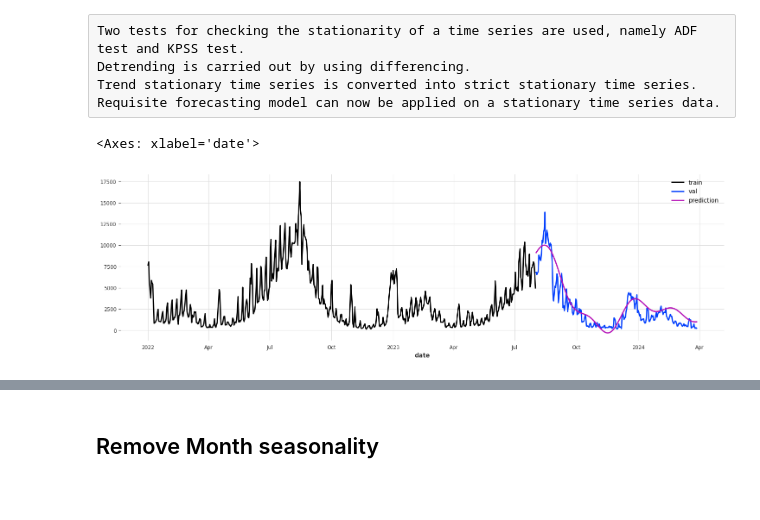
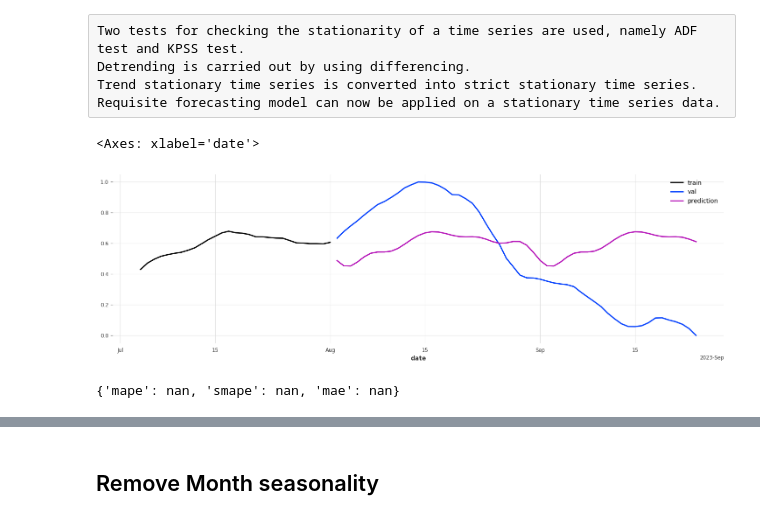
Before and after one commit to tn-aixpa/datiturismo, a Jupyter notebook: digital twin/confounding.ipynb, the cells around one changed output, grey strips where cells are left out. Drawn from its saved outputs; the diff is of its cells as text; code cells hidden in the pictures; blank space fills up the shorter version.

Commit message:
feat(detrending)create the model that fits the normalised and detrended data

```diff
--- a/digital twin/confounding.ipynb
+++ b/digital twin/confounding.ipynb
@@ -1297,10 +1297,16 @@ training_data_T_E.plot(ax=ax, x="date", y="presences_excursionists", figsize=(15
 # %% [markdown]
 ## Remove week seasonality
 # %%
-rolling_mean_T = summer_trend_2023_df['presences_tourists'].rolling(window=7, center=True).mean()
-rolling_mean_E = summer_trend_2023_df['presences_excursionists'].rolling(window=7, center=True).mean()
-summer_trend_2023_df["detrend_week_t"] = rolling_mean_T
-summer_trend_2023_df["detrend_week_e"] = rolling_mean_E
+def detrend_ts(timeseries):
+    timeseries["detrend_week_t"] = timeseries['presences_tourists'].rolling(window=7, center=True).mean()
+    timeseries["detrend_week_e"] = timeseries['presences_excursionists'].rolling(window=7, center=True).mean()
+    return timeseries
+summer_trend_2023_df = detrend_ts(summer_trend_2023_df)
+summer_trend_2022_df = detrend_ts(summer_trend_2022_df)
+#rolling_mean_T = summer_trend_2023_df['presences_tourists'].rolling(window=7, center=True).mean()
+#rolling_mean_E = summer_trend_2023_df['presences_excursionists'].rolling(window=7, center=True).mean()
+#summer_trend_2023_df["detrend_week_t"] = rolling_mean_T
+#summer_trend_2023_df["detrend_week_e"] = rolling_mean_E
 #temp_T = summer_trend_2023_df['presences_tourists'] - rolling_mean_T
 #temp_E = summer_trend_2023_df['presences_excursionists'] - rolling_mean_E
 ax = summer_trend_2023_df["detrend_week_t"].plot()
@@ -1330,11 +1338,15 @@ transformed_weeks.plot(x="date", y="presences_tourists")
 ### Normalization
 # %%
 from sklearn.preprocessing import MinMaxScaler
-scaler = MinMaxScaler()
-transformed_weeks["presences_tourists_scaled"] = scaler.fit_transform(transformed_weeks[["presences_tourists"]])
-transformed_weeks["presences_excursionists_scaled"] = scaler.fit_transform(transformed_weeks[["presences_excursionists"]])
-transformed_weeks["detrend_week_t_scaled"] = scaler.fit_transform(transformed_weeks[["detrend_week_t"]])
-transformed_weeks["detrend_week_e_scaled"] = scaler.fit_transform(transformed_weeks[["detrend_week_e"]])
+def scale_timeframe(transformed_weeks):
+    scaler = MinMaxScaler()
+    transformed_weeks["presences_tourists_scaled"] = scaler.fit_transform(transformed_weeks[["presences_tourists"]])
+    transformed_weeks["presences_excursionists_scaled"] = scaler.fit_transform(transformed_weeks[["presences_excursionists"]])
+    transformed_weeks["detrend_week_t_scaled"] = scaler.fit_transform(transformed_weeks[["detrend_week_t"]])
+    transformed_weeks["detrend_week_e_scaled"] = scaler.fit_transform(transformed_weeks[["detrend_week_e"]])
+    return transformed_weeks
+transformed_weeks = scale_timeframe(transformed_weeks)
+transformed_weeks_2022 = scale_timeframe(transformed_weeks_2022)
 # %%
 figs, axs = plt.subplots(nrows=1, ncols=2, figsize=(18, 5))
 transformed_weeks.plot(x="date", y=["presences_tourists_scaled", "presences_excursionists_scaled"], ax=axs[0])
@@ -1365,15 +1377,25 @@ Requisite forecasting model can now be applied on a stationary time series data.
 # %%
 res_week_ts_df = TimeSeries.from_dataframe(transformed_weeks,
                                             time_col="date",
                                             value_cols="detrend_week_t_scaled")
-train, val = resulting_ts_df.split_after(pd.Timestamp("20230801"))
+train, val = res_week_ts_df.split_after(pd.Timestamp("20230801"))
 model = FFT()
 model.fit(train)
 pred_val = model.predict(len(val))
 plt.figure(figsize=(18, 5))
 train.plot(label="train")
 val.plot(label="val")
 pred_val.plot(label="prediction")
 # %% [output]
 <Axes: xlabel='date'>
-[figure, old version]
+[figure, new version]
+# %%
+from darts.metrics import mape, smape, mae
+metrics = {
+    "mape": mape(train, pred_val),
+    "smape": smape(train, pred_val),
+    "mae": mae(train, pred_val)
+}
+metrics
+# %% [output]
+{'mape': nan, 'smape': nan, 'mae': nan}
```
Also changed, not shown: parts of 8 cells of this notebook.
